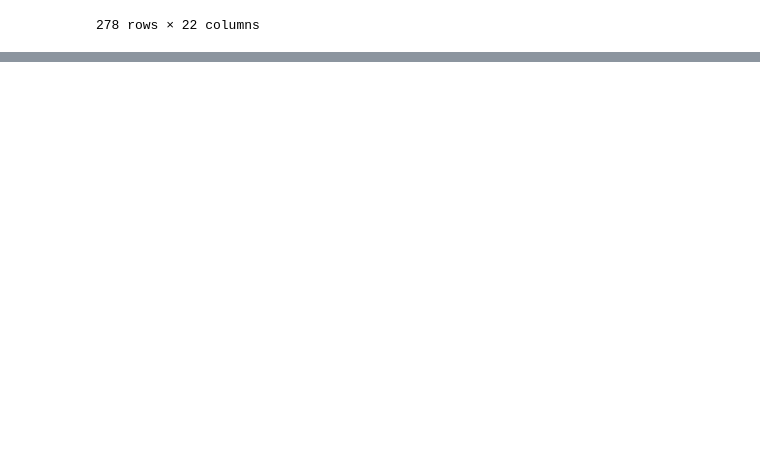
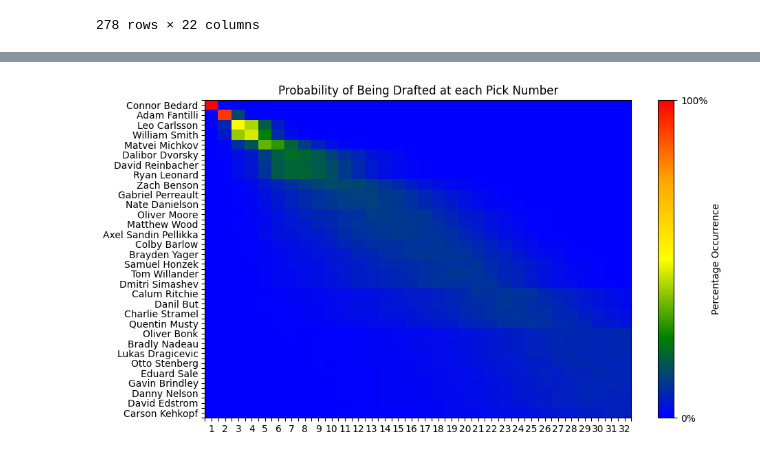
Before and after one commit to hinayatali9/EMSF_CAPSTONE, a Jupyter notebook: draft_pick_prob/modelling/notebooks/generate_ability_params.ipynb, the cells around one changed output, grey strips where cells are left out. Drawn from its saved outputs; the diff is of its cells as text; code cells hidden in the pictures; blank space fills up the shorter version.

Commit message:
params

```diff
--- a/draft_pick_prob/modelling/notebooks/generate_ability_params.ipynb
+++ b/draft_pick_prob/modelling/notebooks/generate_ability_params.ipynb
@@ -144,7 +143,7 @@ def constraint_eq(x):
 # %%
 import scipy.optimize
 
-counter=40
+counter=20
 l_play=[]
 variable_bounds=[]
 count=0
@@ -153,7 +152,7 @@ while count<len(df_player_rankings):
     l_play.append(counter)
     count+=1
     counter-=0.20
-    variable_bounds.append((-40,40))
+    variable_bounds.append((-30,30))
 
 result = scipy.optimize.minimize(neg_log_likelihood, l_play, args=(df_player_rankings,), method='SLSQP', bounds=variable_bounds, constraints={'type': 'eq', 'fun': constraint_eq})
 print(result.x)
@@ -163,0 +232,65 @@ player_ability_parameters_df=player_ability_parameters_df.sort_values(by='ABILIT
+# %%
+lists_of_numbers=[]
+
+for j in range(len(result.x)):
+    first_player=[]
+    for i in simulation_results:
+        test_array = np.array(i)
+        if (j+1) in i:
+            res_array = np.where(test_array == j+1)[0][0]+1
+            first_player.append(float(res_array))
+        else:
+            first_player.append(250)
+    lists_of_numbers.append(first_player)
+# %%
+import numpy as np
+import matplotlib.pyplot as plt
+
+lists_of_numbers_2=lists_of_numbers[0:32]
+unique_numbers_per_list = [np.unique(sublist, return_counts=True) for sublist in lists_of_numbers_2]
+percentage_occurrences_per_list = []
+for unique_numbers, counts in unique_numbers_per_list:
+    total_count = sum(counts)
+    percentages = [count / total_count for count in counts]
+    percentage_occurrences_per_list.append(percentages)
+
+# percentage_occurrences_per_list
+# unique_numbers_per_list
+from matplotlib.ticker import MultipleLocator
+heatmap_array=np.zeros((32,32))
+
+for i in range(len(unique_numbers_per_list)):
+    for j in range(len(unique_numbers_per_list[i][0])):
+        if (int(unique_numbers_per_list[i][0][j]))<=32:
+            heatmap_array[i][int(unique_numbers_per_list[i][0][j])-1]=percentage_occurrences_per_list[i][int(j)]
+
+import matplotlib.colors as mcolors
+from matplotlib.colors import LinearSegmentedColormap
+from matplotlib.colors import Normalize
+from matplotlib.cm import ScalarMappable
+# colors = [(0.8, 0, 0), (1, 0, 0), (1, 0.4, 0), (1, 0.8, 0), (1, 1, 0), (0.8, 0.8, 1), (0, 0, 1)]
+colors = ['blue', 'green', 'yellow', 'orange', 'red']
+custom_cmap = LinearSegmentedColormap.from_list('custom', colors, N=256)
+log_transformed_data = np.log1p(heatmap_array)
+heatmap_array
+player_names=list(player_ability_parameters_df['PLAYER_NAME'].head(32))
+plt.figure(figsize=(10, 6))
+num_bins = 100  # Adjust the number of color levels
+
+cax = plt.imshow(log_transformed_data, cmap=custom_cmap, interpolation='nearest', aspect='auto')
+cbar = plt.colorbar(cax, ticks=[log_transformed_data.min(), log_transformed_data.max()])
+cbar.set_ticklabels(['0%', '100%'])
+cbar.set_label('Percentage Occurrence')
+# plt.grid(which='both', color='black', linewidth=0.5)
+
+
+plt.xticks(np.arange(32), range(1, 33))
+plt.yticks(np.arange(len(player_names)), player_names)
+plt.title('Probability of Being Drafted at each Pick Number')
+ax = plt.gca()
+ax.xaxis.set_major_locator(MultipleLocator(0.5))
+ax.yaxis.set_major_locator(MultipleLocator(0.5))
+
+plt.show()
+# %% [output]
+[figure, added]
```
Also changed, not shown: parts of 8 cells of this notebook.
